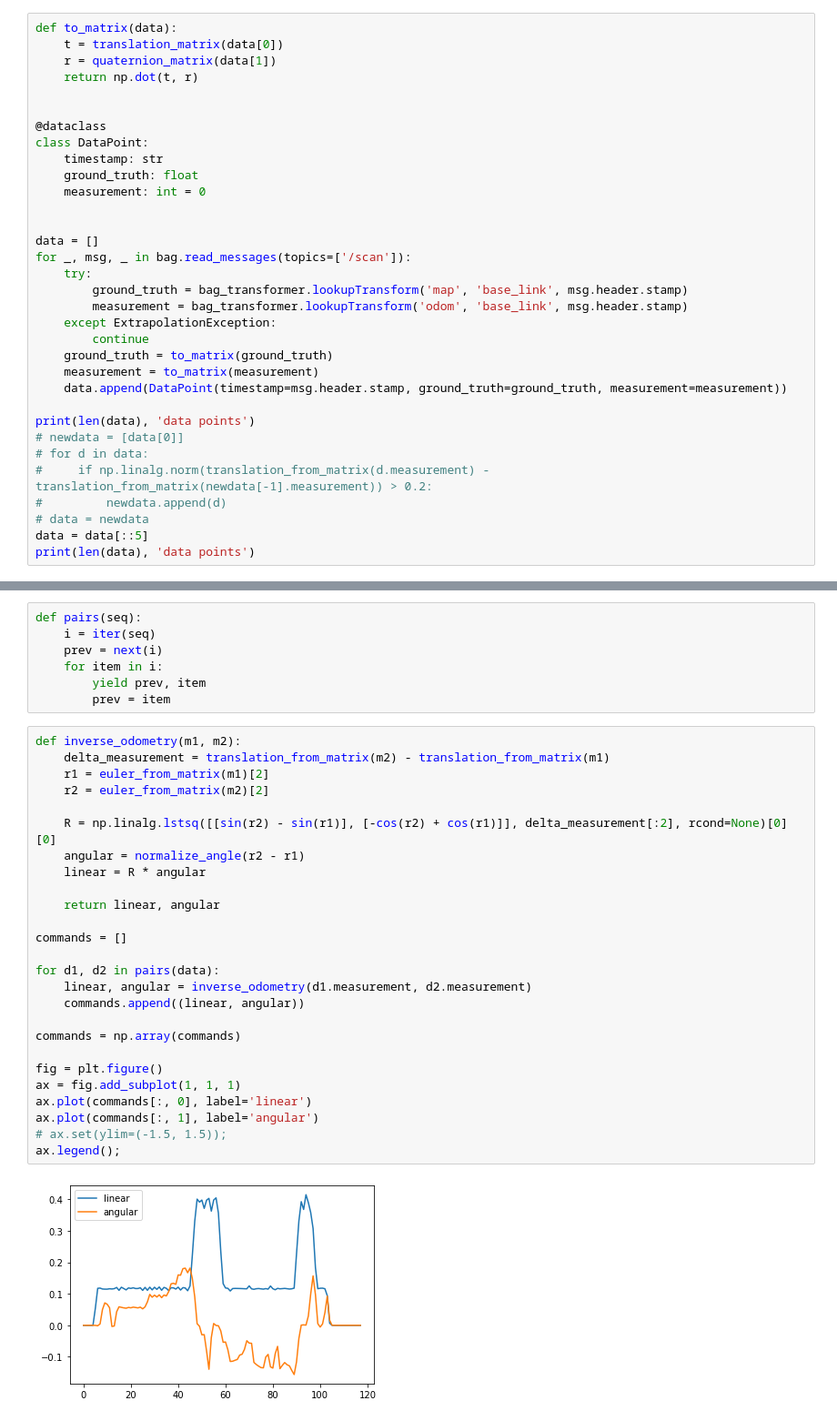
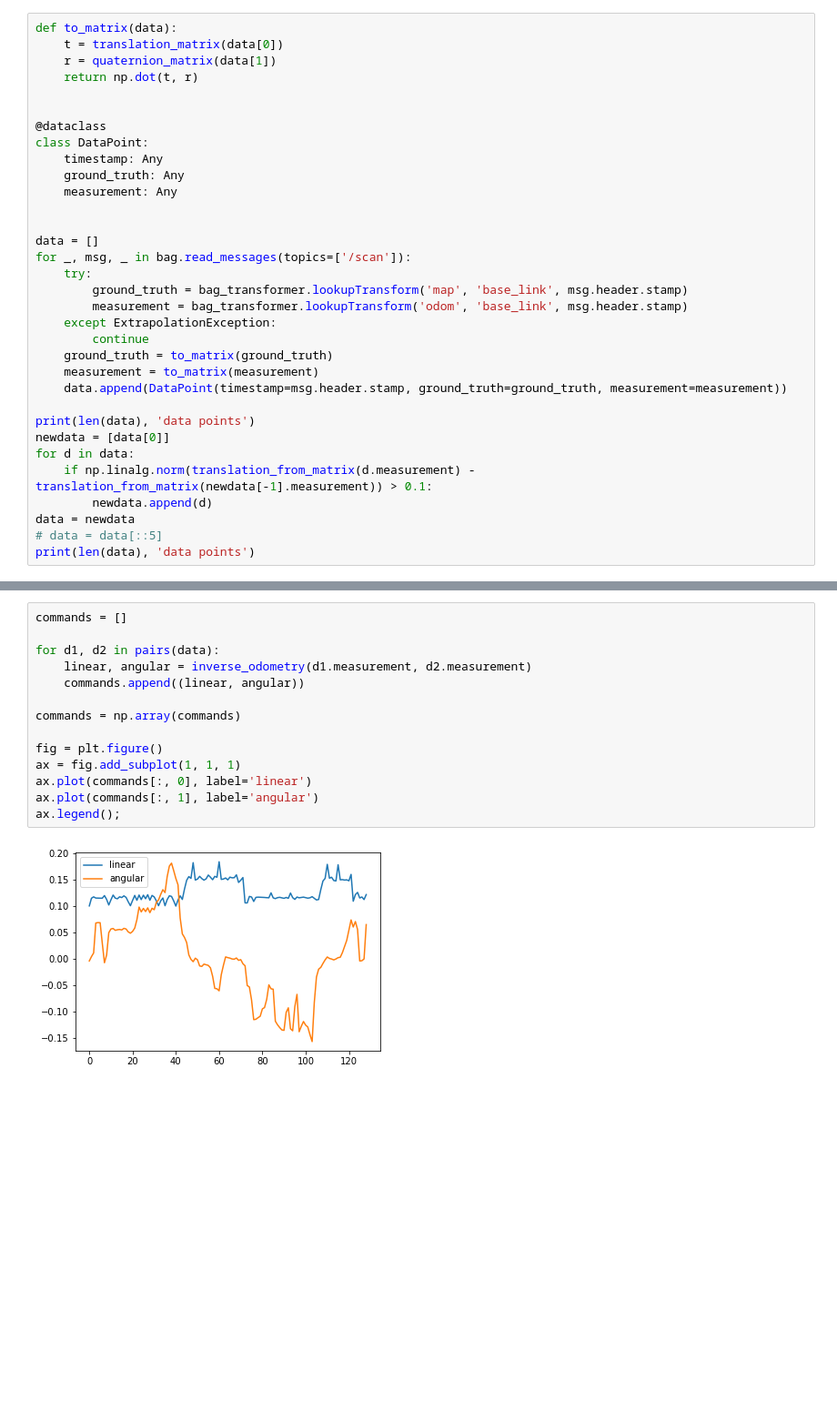
Before and after one commit to ruvu/odometry_calibration, a Jupyter notebook: ruvu_odometry_calibration/doc/calibration2.ipynb, the cells around one changed output, grey strips where cells are left out. Shown: that part at 91% size. Cells and saved outputs as stored; diff of their text form; blank space fills up the shorter version.

Commit message:
Refactor odometry functions & document

```diff
--- a/ruvu_odometry_calibration/doc/calibration2.ipynb
+++ b/ruvu_odometry_calibration/doc/calibration2.ipynb
@@ -31,9 +31,9 @@ def to_matrix(data):
 
 @dataclass
 class DataPoint:
-    timestamp: str
-    ground_truth: float
-    measurement: int = 0
+    timestamp: Any
+    ground_truth: Any
+    measurement: Any
 
 
 data = []
@@ -48,12 +48,12 @@ for _, msg, _ in bag.read_messages(topics=['/scan']):
     data.append(DataPoint(timestamp=msg.header.stamp, ground_truth=ground_truth, measurement=measurement))
 
 print(len(data), 'data points')
-# newdata = [data[0]]
-# for d in data:
-#     if np.linalg.norm(translation_from_matrix(d.measurement) - translation_from_matrix(newdata[-1].measurement)) > 0.2:
-#         newdata.append(d)
-# data = newdata
-data = data[::5]
+newdata = [data[0]]
+for d in data:
+    if np.linalg.norm(translation_from_matrix(d.measurement) - translation_from_matrix(newdata[-1].measurement)) > 0.1:
+        newdata.append(d)
+data = newdata
+# data = data[::5]
 print(len(data), 'data points')
 # %% [output]
 594 data points
@@ -77,36 +77,17 @@ ax.axis('equal');
-# %%
-def pairs(seq):
-    i = iter(seq)
-    prev = next(i)
-    for item in i:
-        yield prev, item
-        prev = item
 # %%
-def inverse_odometry(m1, m2):
-    delta_measurement = translation_from_matrix(m2) - translation_from_matrix(m1)
-    r1 = euler_from_matrix(m1)[2]
-    r2 = euler_from_matrix(m2)[2]
-
-    R = np.linalg.lstsq([[sin(r2) - sin(r1)], [-cos(r2) + cos(r1)]], delta_measurement[:2], rcond=None)[0][0]
-    angular = normalize_angle(r2 - r1)
-    linear = R * angular
-
-    return linear, angular
-
 commands = []
 
 for d1, d2 in pairs(data):
     linear, angular = inverse_odometry(d1.measurement, d2.measurement)
     commands.append((linear, angular))
 
 commands = np.array(commands)
 
 fig = plt.figure()
 ax = fig.add_subplot(1, 1, 1)
 ax.plot(commands[:, 0], label='linear')
 ax.plot(commands[:, 1], label='angular')
-# ax.set(ylim=(-1.5, 1.5));
 ax.legend();
 # %% [output]
-[figure, old version]
+[figure, new version]
 # %%
```
Also changed, not shown: parts of 7 cells of this notebook, 4 other files.
